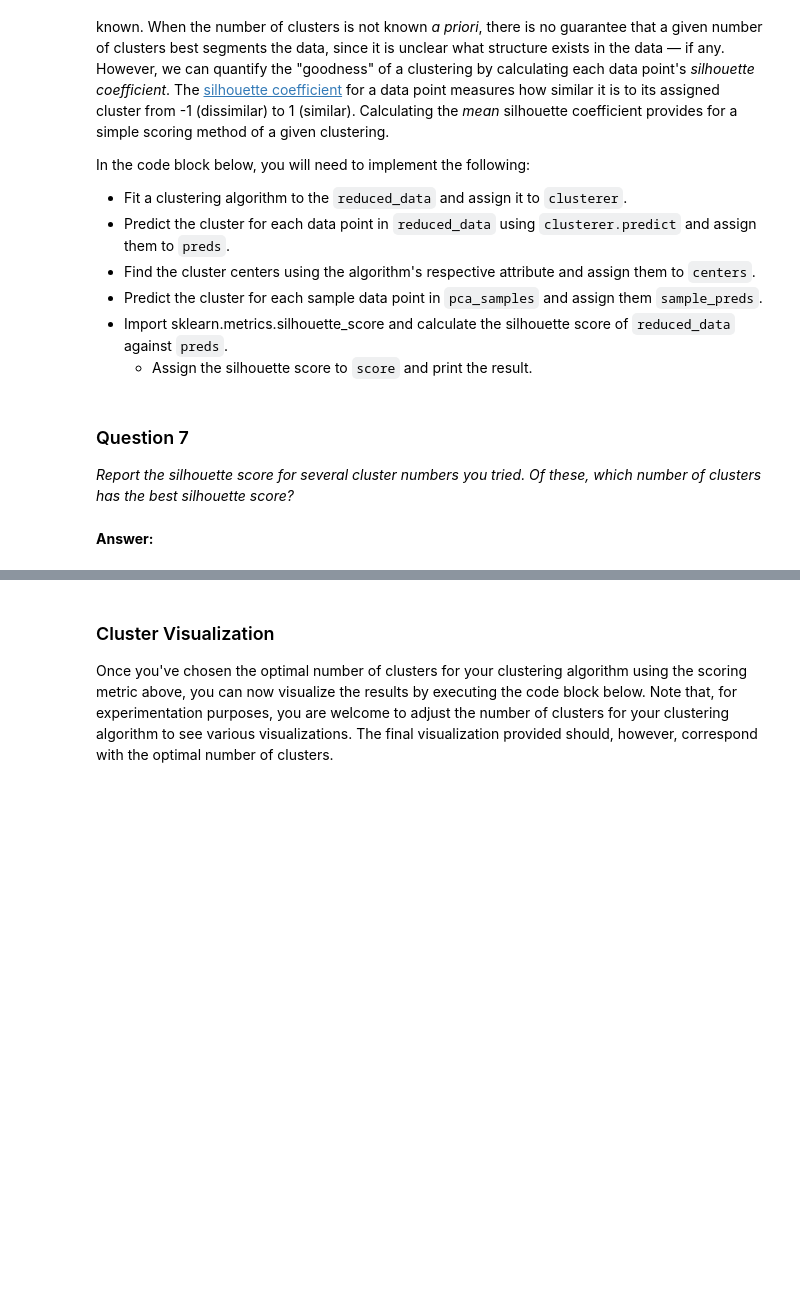
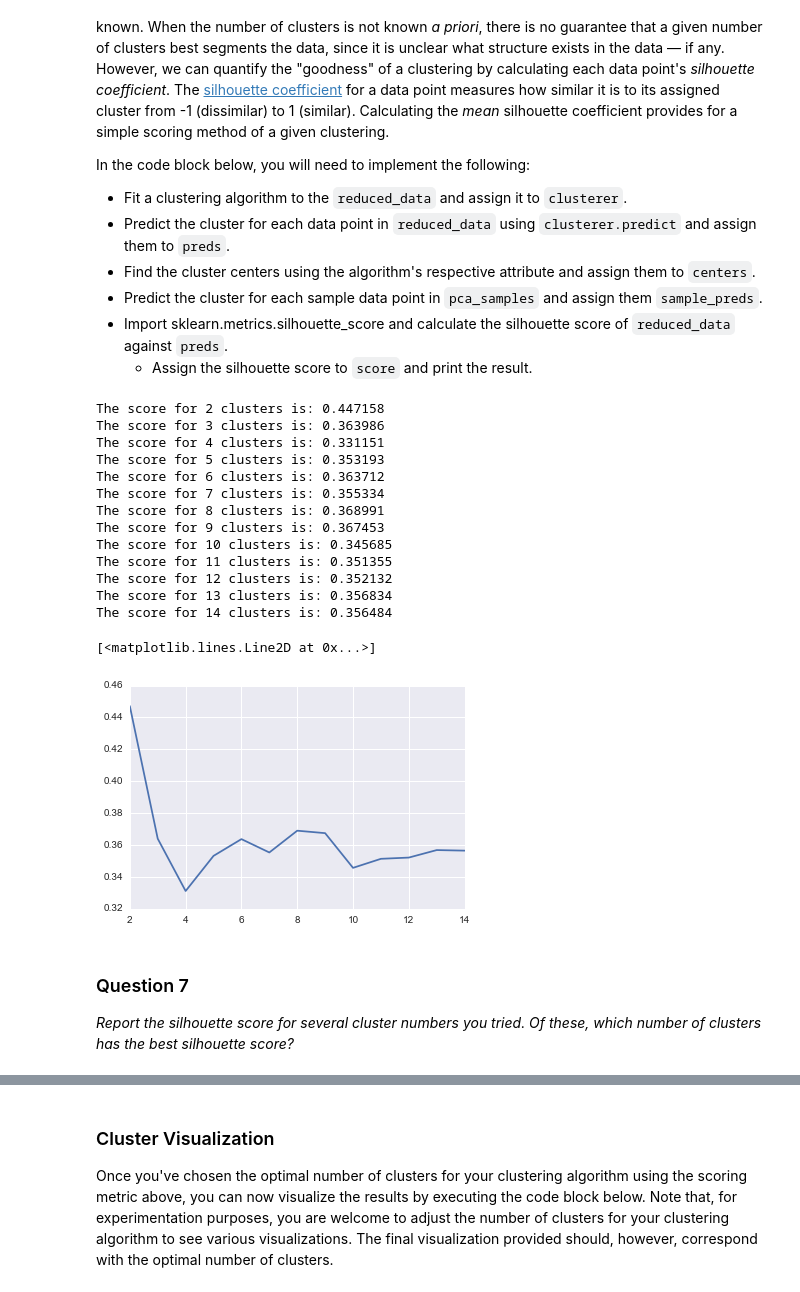
Before and after one commit to lucasarb/machine-learning, a Jupyter notebook: projects/creating_customer_segments/customer_segments.ipynb, the cells around one changed output, grey strips where cells are left out. Cells and saved outputs as stored; diff of their text form; code cells hidden in the pictures; blank space fills up the shorter version.

```diff
--- a/projects/creating_customer_segments/customer_segments.ipynb
+++ b/projects/creating_customer_segments/customer_segments.ipynb
@@ -367,22 +373,53 @@ In the code block below, you will need to implement the following:
  - Import sklearn.metrics.silhouette_score and calculate the silhouette score of `reduced_data` against `preds`.
    - Assign the silhouette score to `score` and print the result.
 # %%
-# TODO: Apply your clustering algorithm of choice to the reduced data
-clusterer = None
+from sklearn.cluster import KMeans
+from sklearn.metrics import silhouette_score
 
-# TODO: Predict the cluster for each data point
-preds = None
+def find_silhouette_score(X, n_cluster = 8):
+    # TODO: Apply your clustering algorithm of choice to the reduced data
+    clusterer = KMeans(random_state = 42,n_clusters = n_cluster)
+    clusterer.fit(reduced_data)
 
-# TODO: Find the cluster centers
-centers = None
+    # TODO: Predict the cluster for each data point
+    preds = clusterer.predict(reduced_data)
 
-# TODO: Predict the cluster for each transformed sample data point
-sample_preds = None
+    # TODO: Find the cluster centers
+    centers = clusterer.cluster_centers_
 
-# TODO: Calculate the mean silhouette coefficient for the number of clusters chosen
-score = None
+    # TODO: Predict the cluster for each transformed sample data point
+    sample_preds = clusterer.predict(pca_samples)
+
+    # TODO: Calculate the mean silhouette coefficient for the number of clusters chosen
+    score = silhouette_score(reduced_data, preds)
+
+    print "The score for %s clusters is: %f" % (n_cluster,score)
+
+    return score
+
+all_scores = []
+all_clusters = []
+for n_cluster in range(2,15,1):
+    score = find_silhouette_score(reduced_data,n_cluster)
+    all_scores.append(score)
+    all_clusters.append(n_cluster)
+plt.plot(all_clusters,all_scores)
+# %% [output]
+The score for 2 clusters is: 0.447158
+The score for 3 clusters is: 0.363986
+The score for 4 clusters is: 0.331151
+The score for 5 clusters is: 0.353193
+The score for 6 clusters is: 0.363712
+The score for 7 clusters is: 0.355334
+The score for 8 clusters is: 0.368991
+The score for 9 clusters is: 0.367453
+The score for 10 clusters is: 0.345685
+The score for 11 clusters is: 0.351355
+The score for 12 clusters is: 0.352132
+The score for 13 clusters is: 0.356834
+The score for 14 clusters is: 0.356484
+[<matplotlib.lines.Line2D at 0x...>]
+[figure, added]
 # %% [markdown]
 ### Question 7
 *Report the silhouette score for several cluster numbers you tried. Of these, which number of clusters has the best silhouette score?*
-# %% [markdown]
-**Answer:**
```
Also changed, not shown: parts of 26 cells of this notebook, 1 other file.
